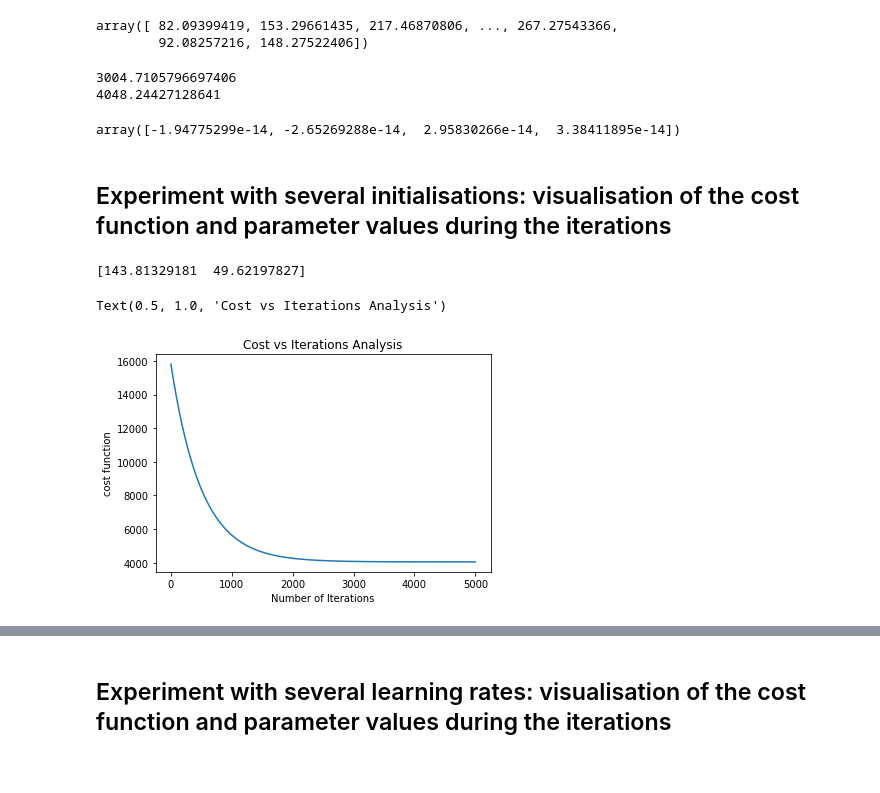
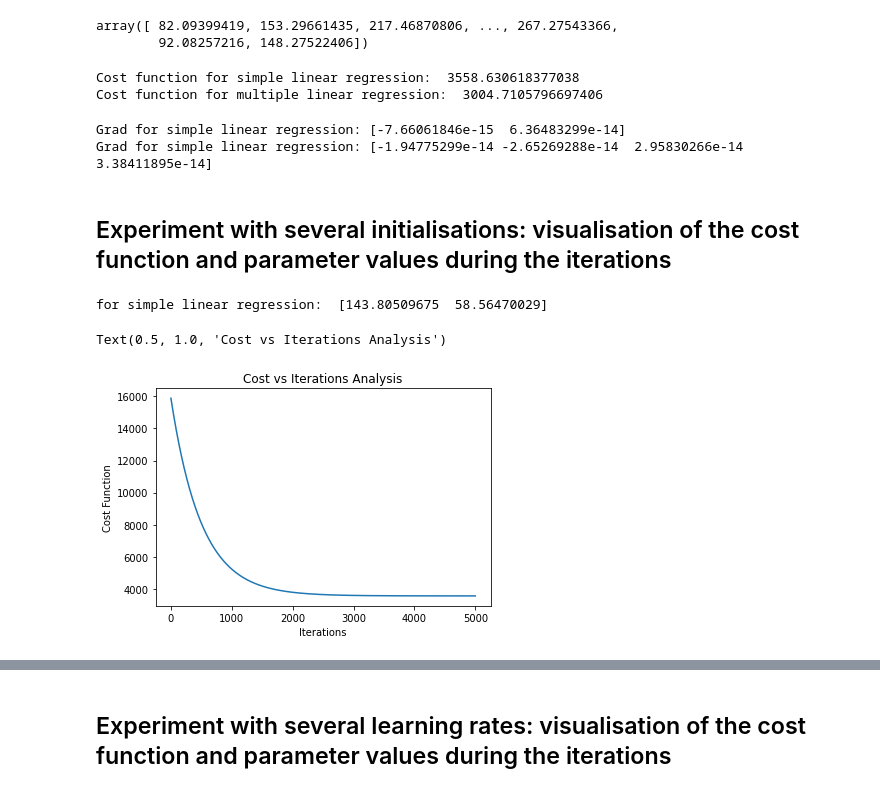
Before and after one commit to Pratichhya/ubs_course, a Jupyter notebook: Simple Linear regression.ipynb, the cells around one changed output, grey strips where cells are left out. Saved outputs shown, nothing was run; the diff lists cells and outputs as text; code cells hidden in the pictures.

```diff
--- a/Simple Linear regression.ipynb
+++ b/Simple Linear regression.ipynb
@@ -196,67 +179,59 @@ def cout(x,y,beta):
   #JB=(np.square(g-y))/(2*m)
   return JB
 
-Xs_JB=cout(Xs_final,Y,Xs_B)           #function call for simple regression
-Xm_JB=cout(Xm_final,Y,Xm_B)           #function call for multiple regression
-print(Xm_JB)
-print(Xs_JB)
+print("Cost function for simple linear regression: ",cout(Xs_final,Y,Xs_B))           #function call for simple regression
+print("Cost function for multiple linear regression: ",cout(Xm_final,Y,Xm_B))         #function call for multiple regression
 # %% [output]
-3004.7105796697406
-4048.24427128641
+Cost function for simple linear regression:  3558.630618377038
+Cost function for multiple linear regression:  3004.7105796697406
 # %%
 #%% Computation of the gradient
 def grad(x,y,beta):
     m = x.shape[0]
-    return 1/m * np.dot(f(x,beta)-y,x)        #(d(J(B))/d(B)) i.e 1/m((f-y).x)
+    return 1/m * np.dot(f(x,beta)-y,x)                                #(d(J(B))/d(B)) i.e 1/m((f-y).x)
 
 
-Xs_gradient=grad(Xs_final,Y,Xs_B)    #function call for simple regression
-Xm_gradient=grad(Xm_final,Y,Xm_B)    #function call for multiple regression
-Xm_gradient
+print("Grad for simple linear regression:", grad(Xs_final,Y,Xs_B))    #function call for simple regression
+print("Grad for simple linear regression:", grad(Xm_final,Y,Xm_B))    #function call for multiple regression
 # %% [output]
-array([-1.94775299e-14, -2.65269288e-14,  2.95830266e-14,  3.38411895e-14])
+Grad for simple linear regression: [-7.66061846e-15  6.36483299e-14]
+Grad for simple linear regression: [-1.94775299e-14 -2.65269288e-14  2.95830266e-14  3.38411895e-14]
 # %%
 #gradient descent algorithm
 def grad_descent(x,y,beta,alpha,itre):
-  #size of observations
-  betashape=x.shape[1]
-
-  #list to store the beta values and cost values
-  betas=np.zeros((itre,betashape))
-  costs=[]
+  iter_shape=x.shape[1]                                     #size of observations
+  beta_val=np.zeros((itre,iter_shape))                      #list to store the beta values and cost values
+  cost_val=[]
 
   #calculate the beta values for each iteration
   for i in range(itre):
-    beta=beta-alpha*grad(x,y,beta)
-    betas[i,:]=beta
-    cost=cout(x,y,beta)
-    if len(costs)>2 and costs[-1]-cost<0.001:
+    beta=beta-alpha*grad(x,y,beta)                          #B(k)=B(k-1)-learning_rater*derivative of cost function i.e grad
+    beta_val[i,:]=beta                                      #update beta value
+    cost=cout(x,y,beta)                                     #call the cost function for different beta values over iteration
+    if len(cost_val)>2 and cost_val[-1]-cost<0.001:         #condition implemented for breakdown of the loop
       break
-    costs.append(cost)
-  return beta, betas, costs
+    cost_val.append(cost)
+  return beta, beta_val, cost_val
 # %% [markdown]
 
 ## Experiment with several initialisations: visualisation of the cost function and parameter values during the iterations
 # %%
-# Learning Rate
-betashape=Xs_final.shape[1]
+beta_shape=Xs_final.shape[1]
+alpha = 0.001                                                   # Learning Rate
+iter=5000                                                       #number of iteration tested on
 
-alpha = 0.001
-iter=5000
-
-#initializing value
-beta=np.random.randn(betashape,)
+beta=np.random.randn(beta_shape,)                               #initializing randome values
 #calling gradient descent function
-beta,betas,costs= grad_descent(Xs_final,Y,beta,alpha,iter)
-optimised_bs=betas[len(costs)-1]
-print(optimised_bs)
+beta,beta_val,cost_val= grad_descent(Xs_final,Y,beta,alpha,iter)      #calling gradient descent function for simple linear regression
+optimum_value=beta_val[len(cost_val)-1]
+print("for simple linear regression: ",optimum_value)
 # Plotting Line Plot for Number of Iterations vs MSE
-plt.plot(range(len(costs)),costs)
-plt.xlabel('Number of Iterations')
-plt.ylabel('cost function')
+plt.plot(range(len(cost_val)),cost_val)
+plt.xlabel('Iterations')
+plt.ylabel('Cost Function')
 plt.title('Cost vs Iterations Analysis')
 # %% [output]
-[143.81329181  49.62197827]
+for simple linear regression:  [143.80509675  58.56470029]
 Text(0.5, 1.0, 'Cost vs Iterations Analysis')
-[figure, old version]
+[figure, new version]
 # %%
```
Also changed, not shown: parts of 25 cells of this notebook.
